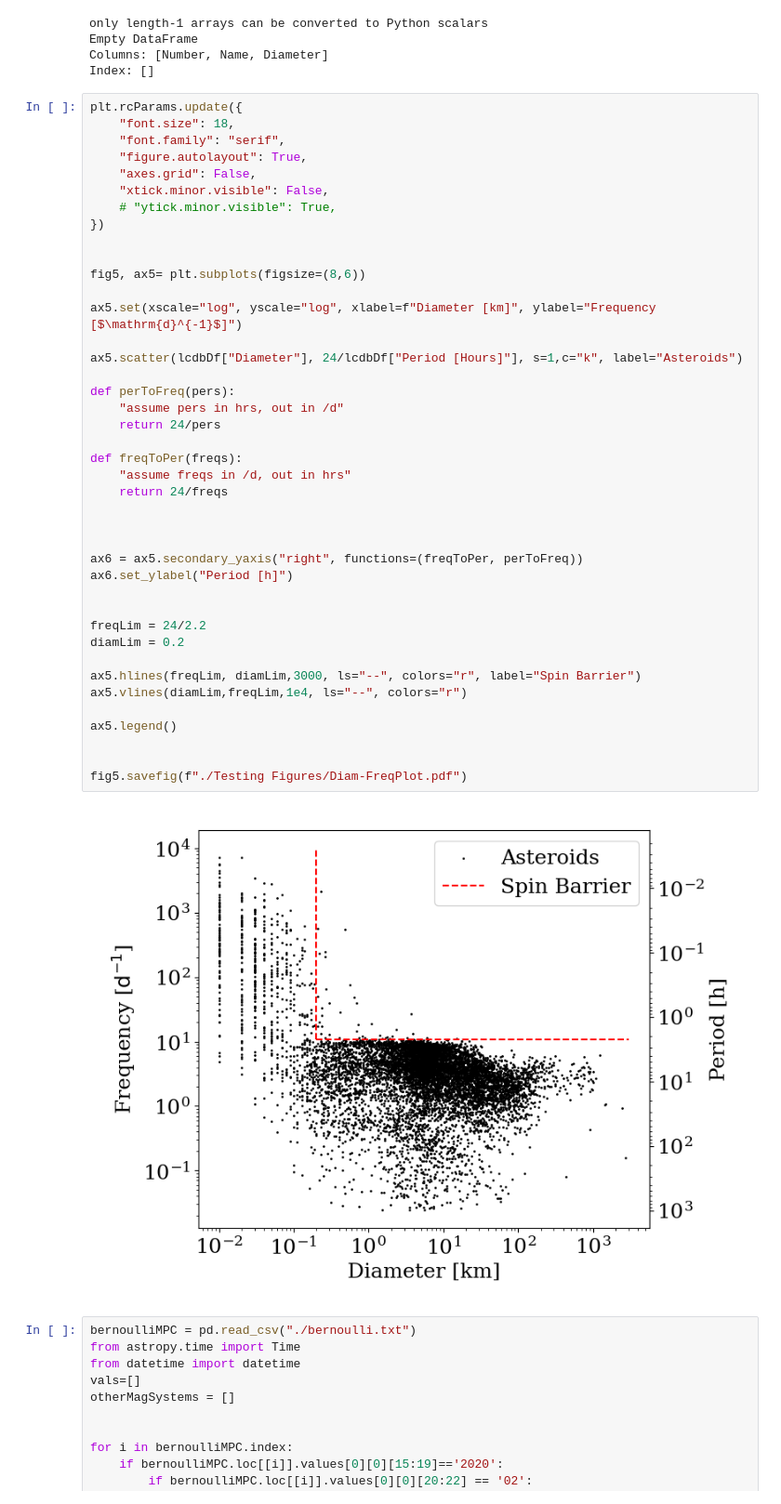
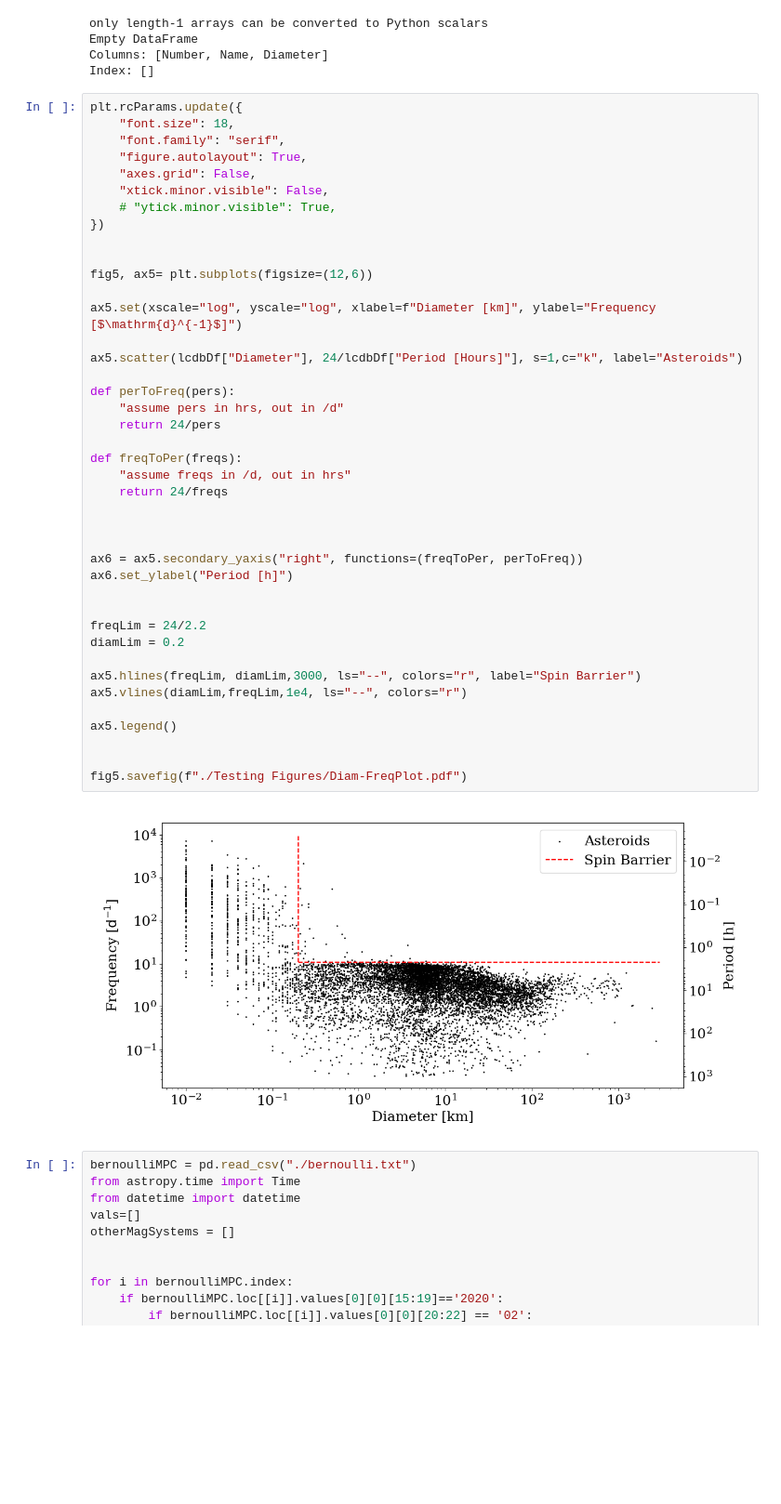
Before and after one commit to ble61/ASTR480, a Jupyter notebook: Test Code/periodTest.ipynb, the cells around one changed output. Shown at 93% size. Cells and saved outputs as stored; diff of their text form; blank space fills up the shorter version.

```diff
--- a/Test Code/periodTest.ipynb
+++ b/Test Code/periodTest.ipynb
@@ -316,38 +316,38 @@ plt.rcParams.update({
 })
 
 
-fig5, ax5= plt.subplots(figsize=(8,6))
+fig5, ax5= plt.subplots(figsize=(12,6))
 
 ax5.set(xscale="log", yscale="log", xlabel=f"Diameter [km]", ylabel="Frequency [$\mathrm{d}^{-1}$]")
 
 ax5.scatter(lcdbDf["Diameter"], 24/lcdbDf["Period [Hours]"], s=1,c="k", label="Asteroids")
 
 def perToFreq(pers):
     "assume pers in hrs, out in /d"
     return 24/pers
 
 def freqToPer(freqs):
     "assume freqs in /d, out in hrs"
     return 24/freqs
 
 
 
 ax6 = ax5.secondary_yaxis("right", functions=(freqToPer, perToFreq))
 ax6.set_ylabel("Period [h]")
 
 
 freqLim = 24/2.2
 diamLim = 0.2
 
 ax5.hlines(freqLim, diamLim,3000, ls="--", colors="r", label="Spin Barrier")
 ax5.vlines(diamLim,freqLim,1e4, ls="--", colors="r")
 
 ax5.legend()
 
 
 fig5.savefig(f"./Testing Figures/Diam-FreqPlot.pdf")
 # %% [output]
-[figure, old version]
+[figure, new version]
 # %%
 bernoulliMPC = pd.read_csv("./bernoulli.txt")
 from astropy.time import Time
```
Also changed, not shown: 18 other files.
